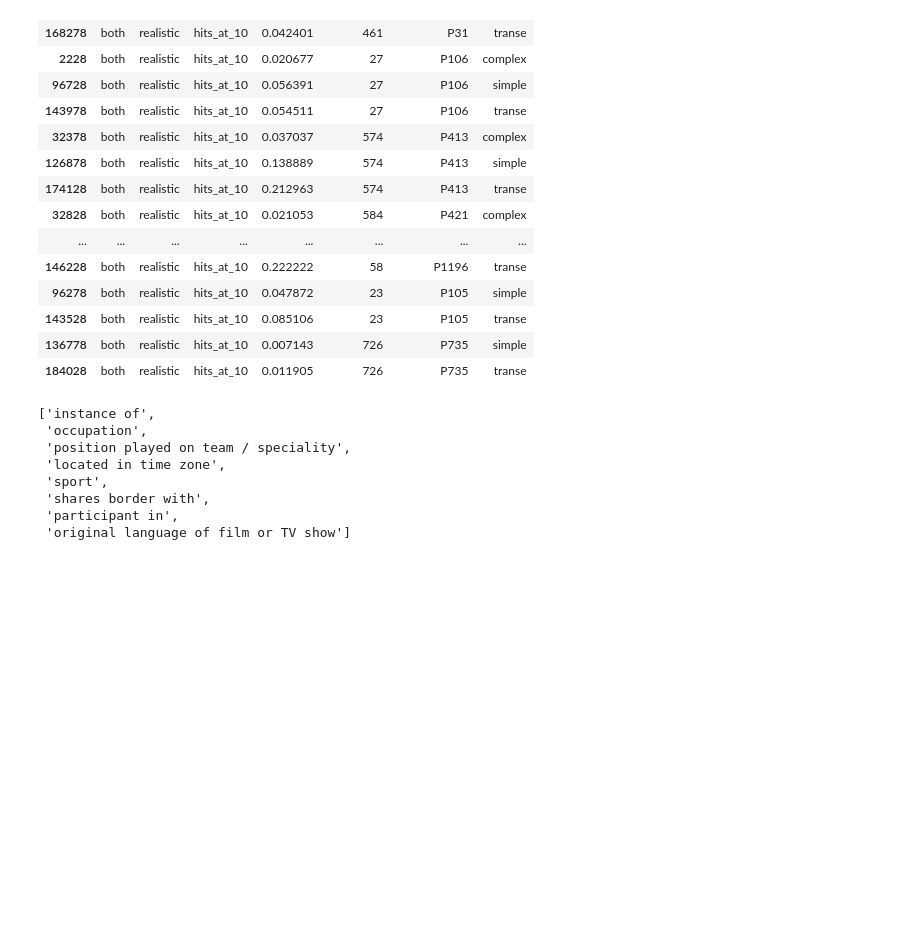
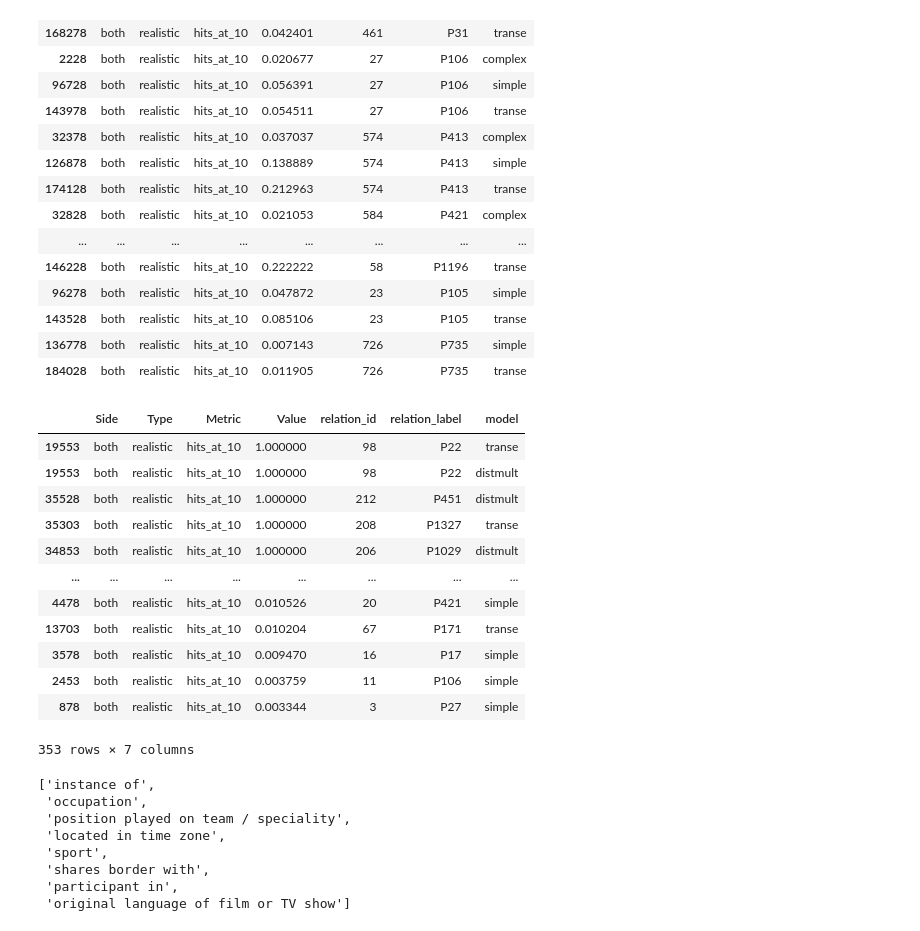
Before and after one commit to mortenterhart/KGE_Query_Completion, a Jupyter notebook: compare_example_predicates.ipynb, the cells around one changed output. Cells and saved outputs as stored; diff of their text form; code cells hidden in the pictures; blank space fills up the shorter version.

```diff
--- a/find_example_predicates.ipynb
+++ b/compare_example_predicates.ipynb
@@ -245,6 +303,22 @@ select_duplicate_values(hits10_nonzero, 'relation_label')
 | 143528 | both | realistic | hits_at_10 | 0.085106 | 23 | P105 | transe |
 | 136778 | both | realistic | hits_at_10 | 0.007143 | 726 | P735 | simple |
 | 184028 | both | realistic | hits_at_10 | 0.011905 | 726 | P735 | transe |
+# %%
+filter_metrics(dim512_predicate_metrics, 'hits_at_10', lambda value: value > 0).sort_values(by='Value', ascending=False)
+# %% [output]
+|  | Side | Type | Metric | Value | relation_id | relation_label | model |
+| 19553 | both | realistic | hits_at_10 | 1.000000 | 98 | P22 | transe |
+| 19553 | both | realistic | hits_at_10 | 1.000000 | 98 | P22 | distmult |
+| 35528 | both | realistic | hits_at_10 | 1.000000 | 212 | P451 | distmult |
+| 35303 | both | realistic | hits_at_10 | 1.000000 | 208 | P1327 | transe |
+| 34853 | both | realistic | hits_at_10 | 1.000000 | 206 | P1029 | distmult |
+| ... | ... | ... | ... | ... | ... | ... | ... |
+| 4478 | both | realistic | hits_at_10 | 0.010526 | 20 | P421 | simple |
+| 13703 | both | realistic | hits_at_10 | 0.010204 | 67 | P171 | transe |
+| 3578 | both | realistic | hits_at_10 | 0.009470 | 16 | P17 | simple |
+| 2453 | both | realistic | hits_at_10 | 0.003759 | 11 | P106 | simple |
+| 878 | both | realistic | hits_at_10 | 0.003344 | 3 | P27 | simple |
+353 rows × 7 columns
 # %%
 example_predicates = ['P31', 'P106', 'P413', 'P421', 'P641', 'P47', 'P1344', 'P364']
 get_wikidata_property_names(example_predicates)
```
Also changed, not shown: parts of 11 cells of this notebook.
